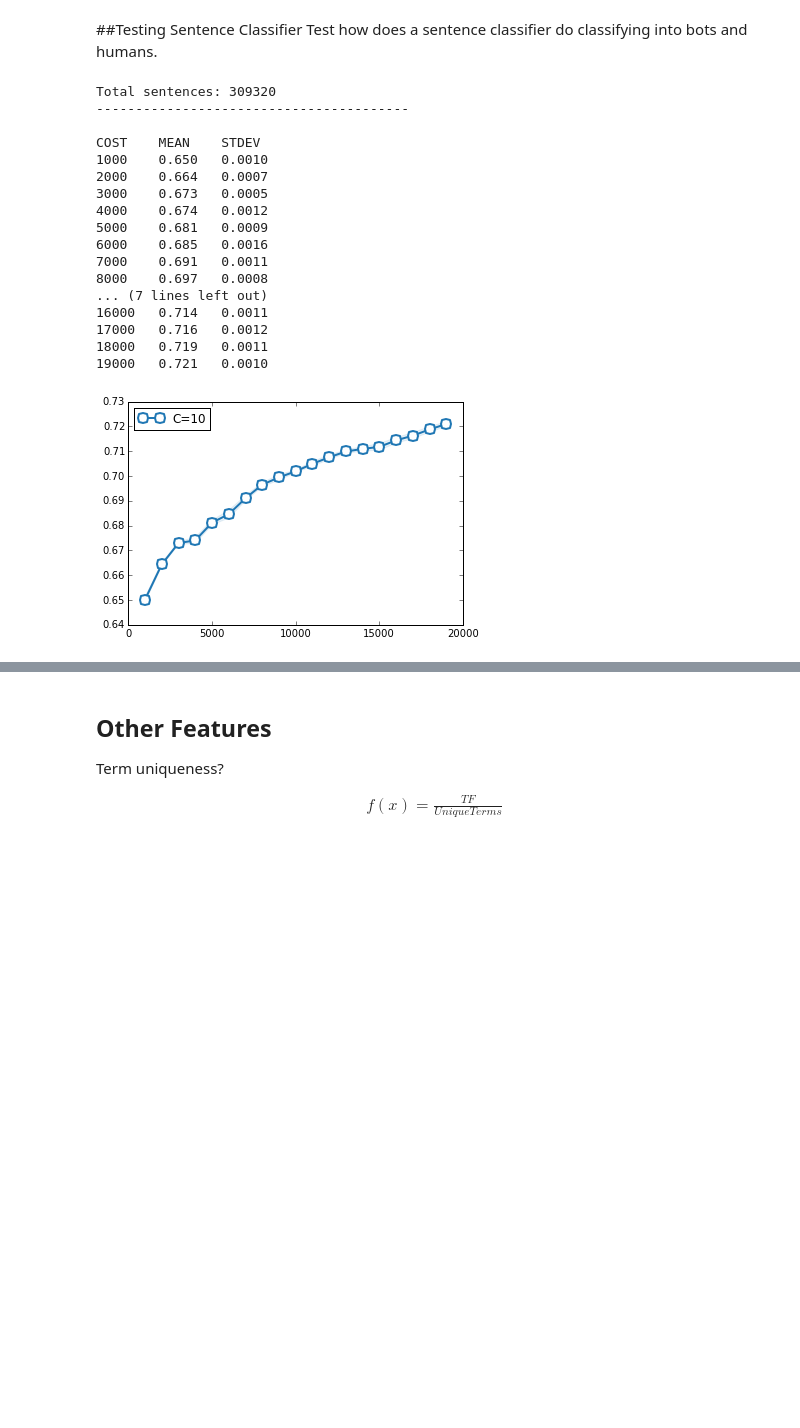
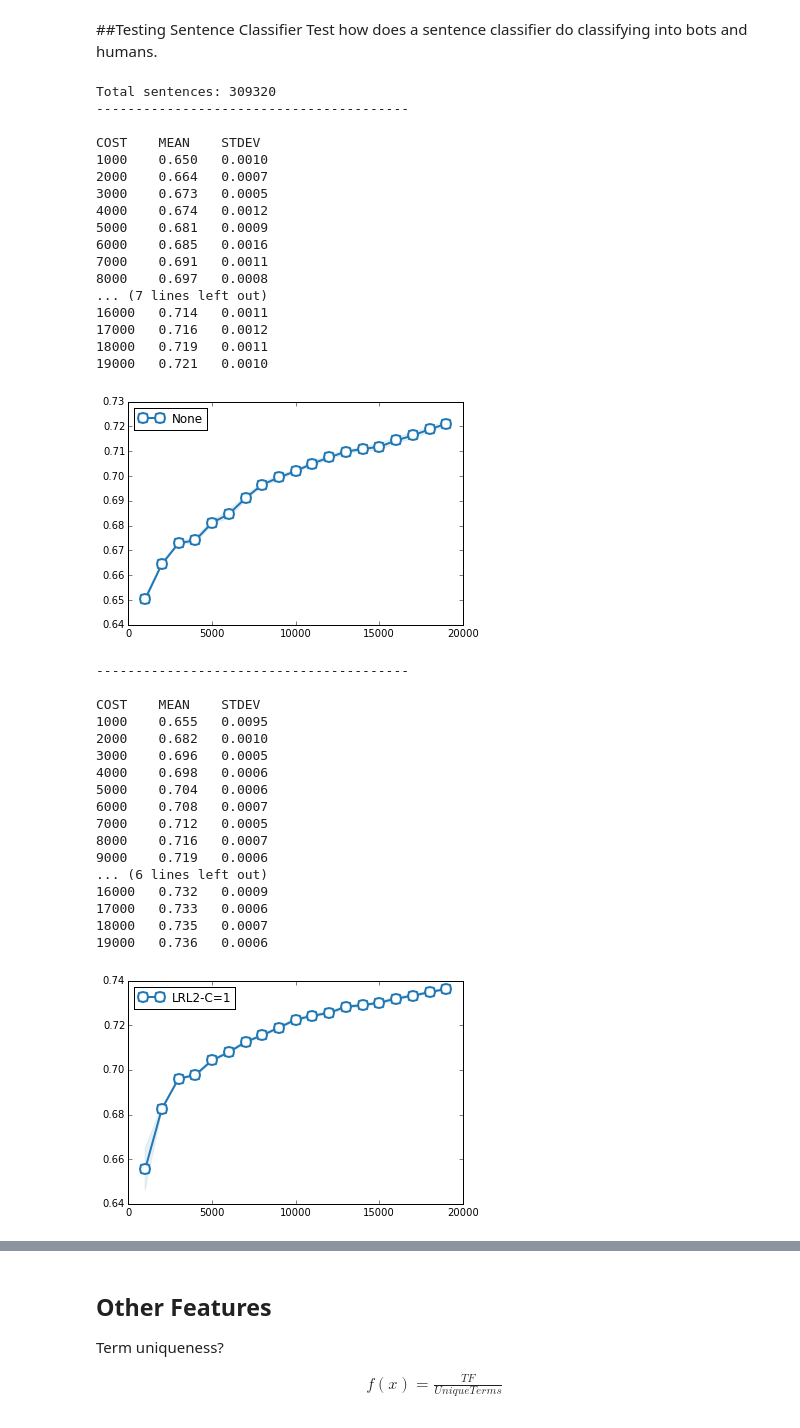
Before and after one commit to mramire8/osna, a Jupyter notebook: notebooks/data_process.ipynb, the cells around one changed output, grey strips where cells are left out. Saved outputs shown, nothing was run; the diff lists cells and outputs as text; code cells hidden in the pictures; blank space fills up the shorter version.

```diff
--- a/notebooks/data_process.ipynb
+++ b/notebooks/data_process.ipynb
@@ -184,30 +185,30 @@ def preprocess(string, lowercase, collapse_urls, collapse_mentions):
 #         tokens = ['%s%s' % (prefix, t) for t in tokens]
     return string
 
-def timeline_to_doc(user, *args):
+def timeline_to_doc(user, lowercase, collapse_urls, collapse_mentions):
     tweets = []
     for tw in user:
-        tweets.append(preprocess(tw['text'], *args))
+        tweets.append(preprocess(tw['text'], lowercase, collapse_urls, collapse_mentions))
     return tweets
 
-def user_to_doc(users, *args):
+def user_to_doc(users, lowercase, collapse_urls, collapse_mentions):
     timeline = []
     user_names = []
     user_id = []
 
     for user in users:
-        timeline.append(timeline_to_doc(user, *args))
+        timeline.append(timeline_to_doc(user, lowercase, collapse_urls, collapse_mentions))
         user_names.append(user[0]['user']['name'])
         user_id.append(user[0]['user']['screen_name'])
     return user_id, user_names, timeline
 
-def bunch_users(class1, class2, vct, *options):
+def bunch_users(class1, class2, vct, lowercase, collapse_urls, collapse_mentions, labels=None):
     labels = None
     if labels is None:
         labels = [0,1]
 
-    user_id, user_names, timeline = user_to_doc(class1, *options)
-    user_id2, user_names2, timeline2 = user_to_doc(class2, *options)
+    user_id, user_names, timeline = user_to_doc(class1, lowercase, collapse_urls, collapse_mentions)
+    user_id2, user_names2, timeline2 = user_to_doc(class2, lowercase, collapse_urls, collapse_mentions)
     target = [labels[0]] * len(user_id)
     user_id.extend(user_id2)
     user_names.extend(user_names2)
@@ -230,7 +231,7 @@ def bunch_users(class1, class2, vct, *options):
     data['user_id'] = np.array(data['user_id'])[indices]
     data['user_name'] = np.array(data['user_id'])[indices]
     data['user_text'] = np.array(data['user_id'])[indices]
-
+    data['target_names'] = labels
     return data
 # %%
 import numpy as np
@@ -278,7 +279,7 @@ def get_tableau():
 
     return tableau20
 
-def learning_curve_tweet(data,clf, sizes=None):
+def learning_curve_tweet(data,clf, sizes=None, curve_label=None):
 
     col = get_tableau()
     colors_n = itertools.cycle(col)
@@ -318,7 +319,7 @@ def learning_curve_tweet(data,clf, sizes=None):
                      test_scores_mean + test_scores_std, alpha=0.1, color=current_color)
     plt.plot(train_sizes, test_scores_mean, 'o-', mfc='white', linewidth=2, mew=2, markersize=10, mec=current_color, color=current_color,
              # label="Cross-validation score")
-             label="C={}".format(clf.C))
+             label="{}".format(curve_label))
 
     print ("-"*40)
     print ("\nCOST\tMEAN\tSTDEV")
@@ -412,0 +474,7 @@ lower=False     url=False       mention=False
+# %%
+clf = linear_model.LogisticRegression(penalty='l2', C=1)
+
+vct = TfidfVectorizer(encoding='latin1', min_df=5, max_df=1.0, binary=False, ngram_range=(1,1),
+                      token_pattern='\\b\\w+\\b')
+
+try_all(clf, vct, gds, bts)
@@ -640,4 +747,29 @@ COST    MEAN    STDEV
 17000   0.716   0.0012
 18000   0.719   0.0011
 19000   0.721   0.0010
-[figure, old version]
+[figure, new version]
+# %%
+#other classifiers
+lr2=linear_model.LogisticRegression(penalty='l2', C=1)
+# lr2.fit(data['bow'], data['target'])
+learning_curve_tweet({'data':x_sent, 'target':y_sent, 'bow':vct.fit_transform(x_sent)},
+                     lr2, sizes=range(1000, 20000, 1000), curve_label="LRL2-C=1")
+# %% [output]
+----------------------------------------
+
+COST    MEAN    STDEV
+1000    0.655   0.0095
+2000    0.682   0.0010
+3000    0.696   0.0005
+4000    0.698   0.0006
+5000    0.704   0.0006
+6000    0.708   0.0007
+7000    0.712   0.0005
+8000    0.716   0.0007
+9000    0.719   0.0006
+... (6 lines left out)
+16000   0.732   0.0009
+17000   0.733   0.0006
+18000   0.735   0.0007
+19000   0.736   0.0006
+[figure, added]
```
Also changed, not shown: parts of 21 cells of this notebook, 1 other file.
